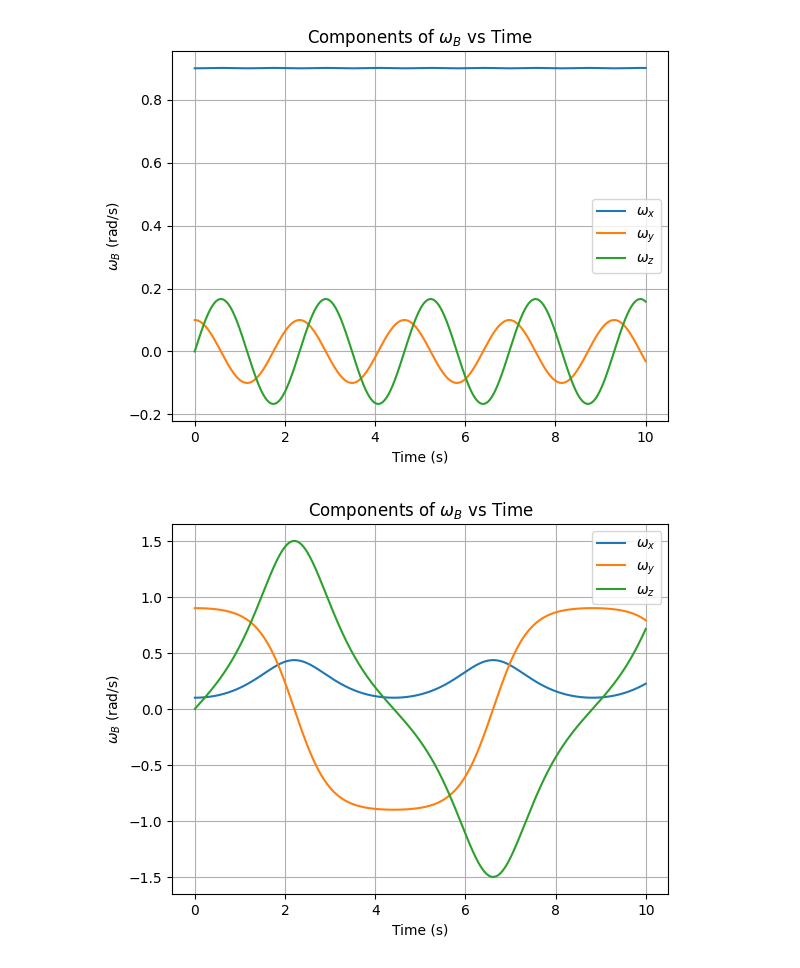
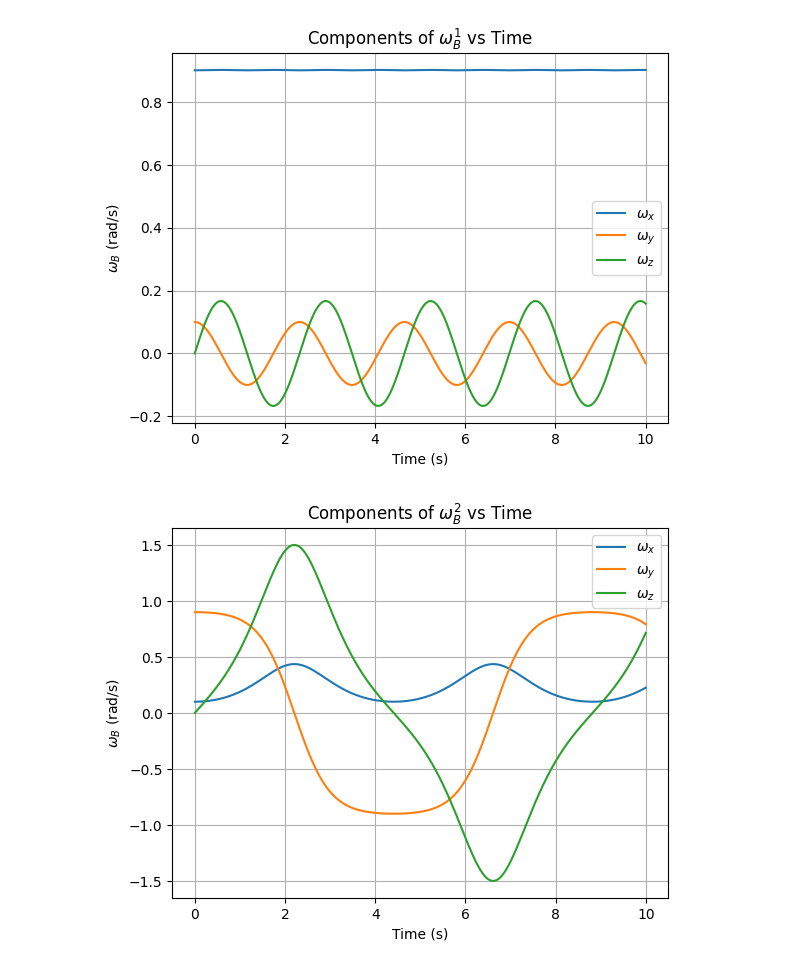
Before and after one commit to ryan-omori/MAE-269, a Jupyter notebook: HW2.ipynb, the cells around one changed output. Saved outputs shown, nothing was run; the diff lists cells and outputs as text; code cells hidden in the pictures.

```diff
--- a/HW2.ipynb
+++ b/HW2.ipynb
@@ -38,31 +38,31 @@ omegadot_sol2 = sol2.y
 # %%
 # --- Plot 1: omega1 components vs time ---
 plt.figure(1)
 plt.clf()
 plt.plot(sol1.t, omegadot_sol1[0,:], label=r'$\omega_x$')
 plt.plot(sol1.t, omegadot_sol1[1,:], label=r'$\omega_y$')
 plt.plot(sol1.t, omegadot_sol1[2,:], label=r'$\omega_z$')
 plt.xlabel('Time (s)')
 plt.ylabel(r'$\omega_B$ (rad/s)')
-plt.title(r'Components of $\omega_B$ vs Time')
+plt.title(r'Components of $\omega_B^{1}$ vs Time')
 plt.legend()
 plt.grid(True)
 plt.show()
 # --- Plot 2: omega2 components vs time ---
 plt.figure(2)
 plt.clf()
 plt.plot(sol2.t, omegadot_sol2[0,:], label=r'$\omega_x$')
 plt.plot(sol2.t, omegadot_sol2[1,:], label=r'$\omega_y$')
 plt.plot(sol2.t, omegadot_sol2[2,:], label=r'$\omega_z$')
 plt.xlabel('Time (s)')
 plt.ylabel(r'$\omega_B$ (rad/s)')
-plt.title(r'Components of $\omega_B$ vs Time')
+plt.title(r'Components of $\omega_B^{2}$ vs Time')
 plt.legend()
 plt.grid(True)
 plt.show()
 # %% [output]
-[figure, old version]
+[figure, new version]
-[figure, old version]
+[figure, new version]
 # %%
 # --- Plot 2: Angular kinetic energy vs time ---
 # T = 0.5 * omega^T @ I_B @ omega
```
Also changed, not shown: parts of 23 cells of this notebook.
